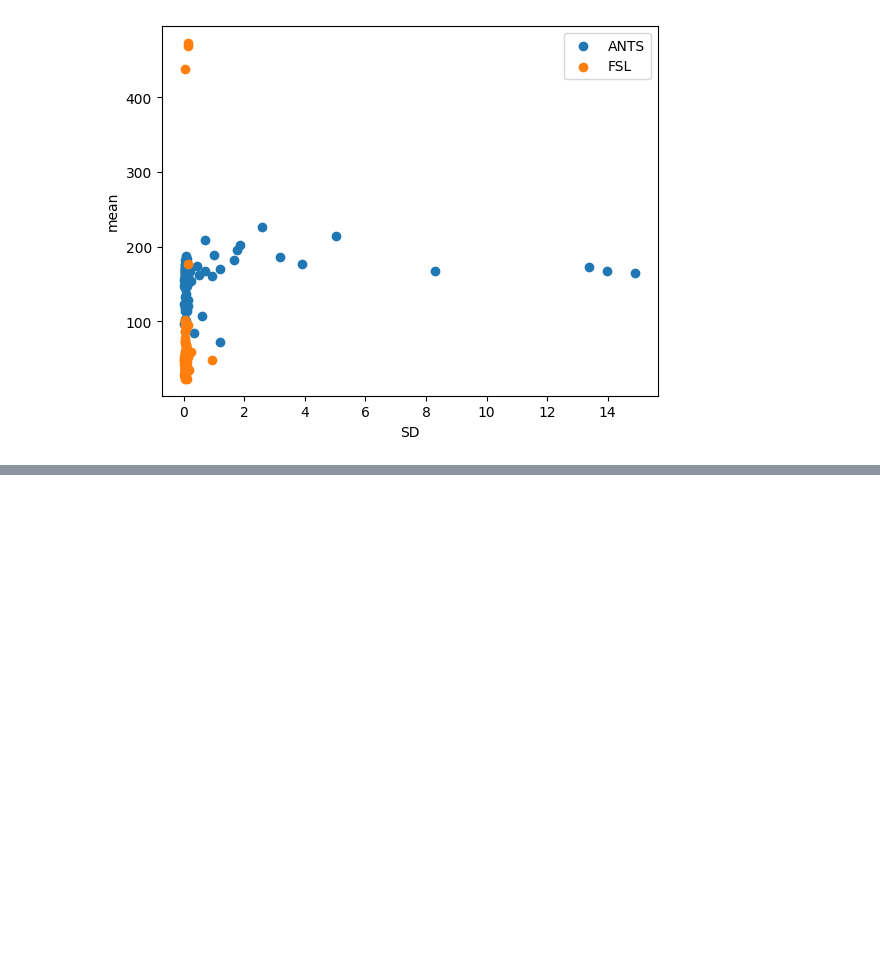
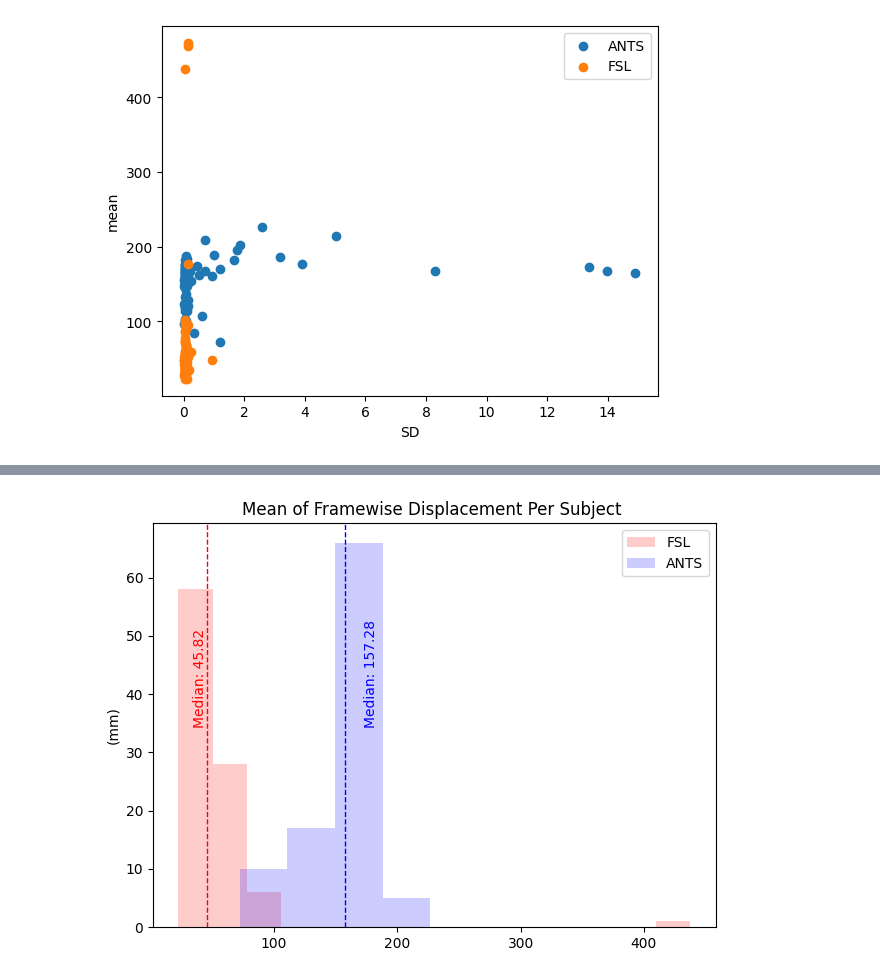
Before and after one commit to mirhnius/mca_linear_registration, a Jupyter notebook: gif_showcase.ipynb, the cells around one changed output, grey strips where cells are left out. Cells and saved outputs as stored; diff of their text form; code cells hidden in the pictures; blank space fills up the shorter version.

```diff
--- a/gif_showcase.ipynb
+++ b/gif_showcase.ipynb
@@ -296,0 +346,4 @@ def hist_plotter(data_1, data_2, title, labels=None, path=None, bins=[10,10], s=
+# %%
+hist_plotter(np.mean(FSL_fine, axis=1), np.mean(ANTS_fine, axis=1), "Mean of Framewise Displacement Per Subject ", bins=[15,4], s=1.1, labels=["FSL", "ANTS"], xlable="(mm)")
+# %% [output]
+[figure, added]
```
Also changed, not shown: parts of 29 cells of this notebook.
